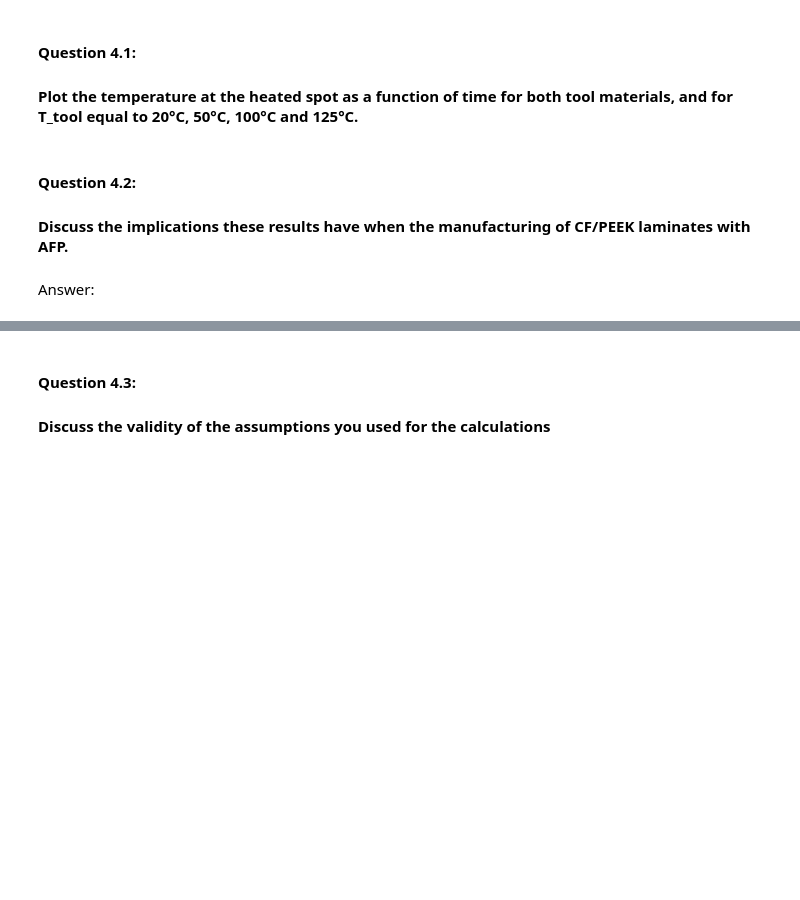
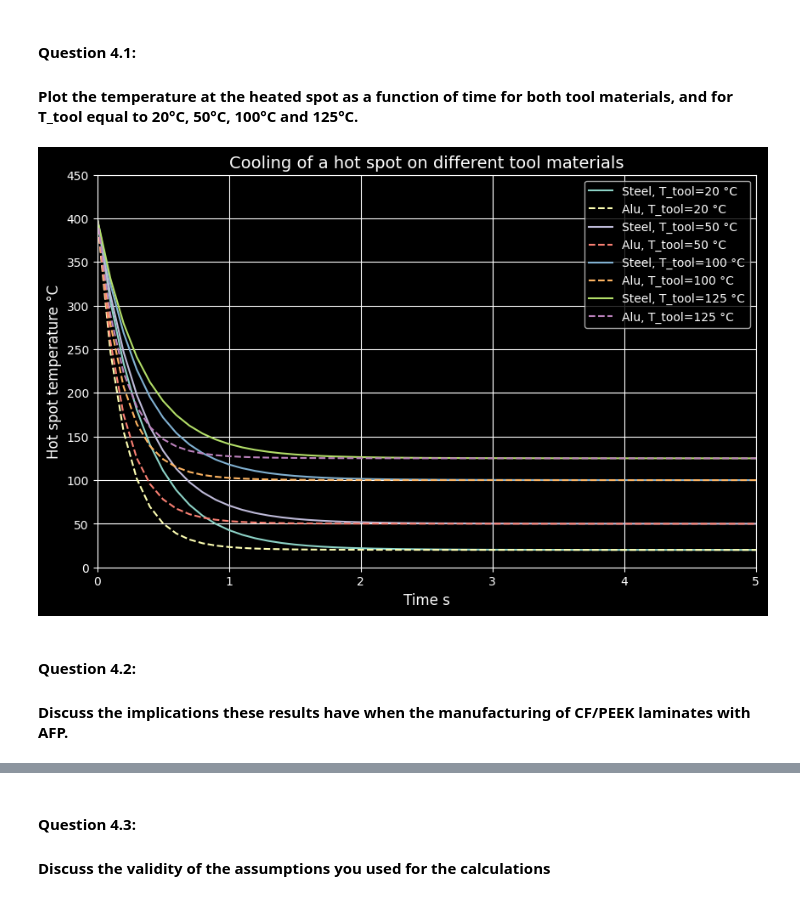
Before and after one commit to RemcovW2000/PCM-thermoplastic-defects, a Jupyter notebook: thermoplastic composite manufacturing/3.Notebook_25_Final.ipynb, the cells around one changed output, grey strips where cells are left out. Cells and saved outputs as stored; diff of their text form; code cells hidden in the pictures; blank space fills up the shorter version.

Commit message:
Question 4 COMPLETELY ANSWERED

```diff
--- a/thermoplastic composite manufacturing/3.Notebook_25_Final.ipynb
+++ b/thermoplastic composite manufacturing/3.Notebook_25_Final.ipynb
@@ -224,5 +216,52 @@ For a negative CTE, as found in carbon fiber, the part would expand during cooli
+# %%
+import numpy as np
+import matplotlib.pyplot as plt
+#This code assumes that a long heating time results in the plate's heated spot having the same temperature as the above laying tape. The tool is cooling down from an initial temperature of 400°C.
+heating_temp = 400 #°C
+T_tool_list = [20, 50, 100, 125] #°C
+hc_steel = 510       # J/kg K
+hc_alu = 920         # J/kg K
+density_steel = 7850 # kg/m^3
+density_alu = 2700   # kg/m^3
+thickness = 0.1      # m
+dt = 0.1             # s
+total_time = 50      # s
+
+def area_alu(t):
+    return (1 + (t/2)**2) * 1e-6  # m^2
+
+def area_steel(t):
+    return (1 + (t/4)**2) * 1e-6  # m^2
+
+def simulate_cooling(T_hot0, T_tool, c, density, area_func, thickness, dt, total_time):
+    times = [0]
+    T_hot = [T_hot0]
+    h = 1  # W
+    for t in np.arange(0, total_time, dt):
+        m = density * area_func(t) * thickness  # kg
+        dT = - (h * (T_hot[-1] - T_tool) * dt) / (m * c)  # K
+        T_hot.append(T_hot[-1] + dT)
+        times.append(t + dt)
+    return np.array(times), np.array(T_hot)
+
+plt.figure(figsize=(10,6))
+
+for T_tool in T_tool_list:
+    t_steel, T_steel = simulate_cooling(heating_temp, T_tool, hc_steel, density_steel, area_steel, thickness, dt, total_time)
+    t_alu, T_alu = simulate_cooling(heating_temp, T_tool, hc_alu, density_alu, area_alu, thickness, dt, total_time)
+    plt.plot(t_steel, T_steel, label=f'Steel, T_tool={T_tool} °C', linestyle='-')
+    plt.plot(t_alu, T_alu, label=f'Alu, T_tool={T_tool} °C', linestyle='--')
+
+plt.xlabel('Time s', fontsize=12)
+plt.ylabel('Hot spot temperature °C', fontsize=12)
+plt.title('Cooling of a hot spot on different tool materials', fontsize=14)
+plt.xlim(0, 5)         # s
+plt.ylim(0, 450)       # °C
+plt.legend()
+plt.grid(True)
+plt.show()
+# %% [output]
+[figure, added]
 # %% [markdown]
 #### Question 4.2:
 #### Discuss the implications these results have when the manufacturing of CF/PEEK laminates with AFP.
-# %% [markdown]
-Answer:
```
Also changed, not shown: parts of 6 cells of this notebook.
